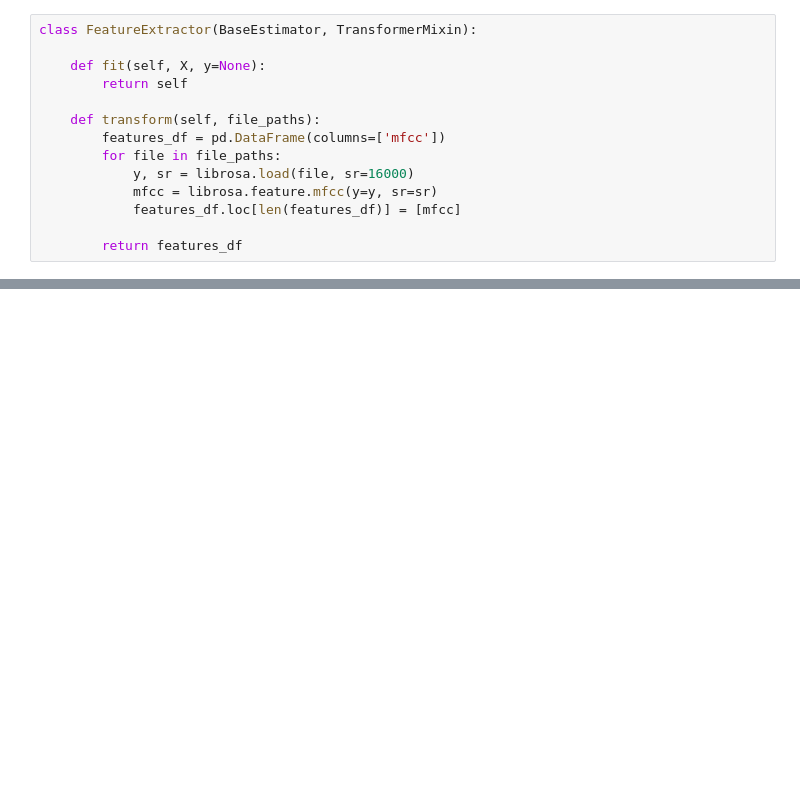
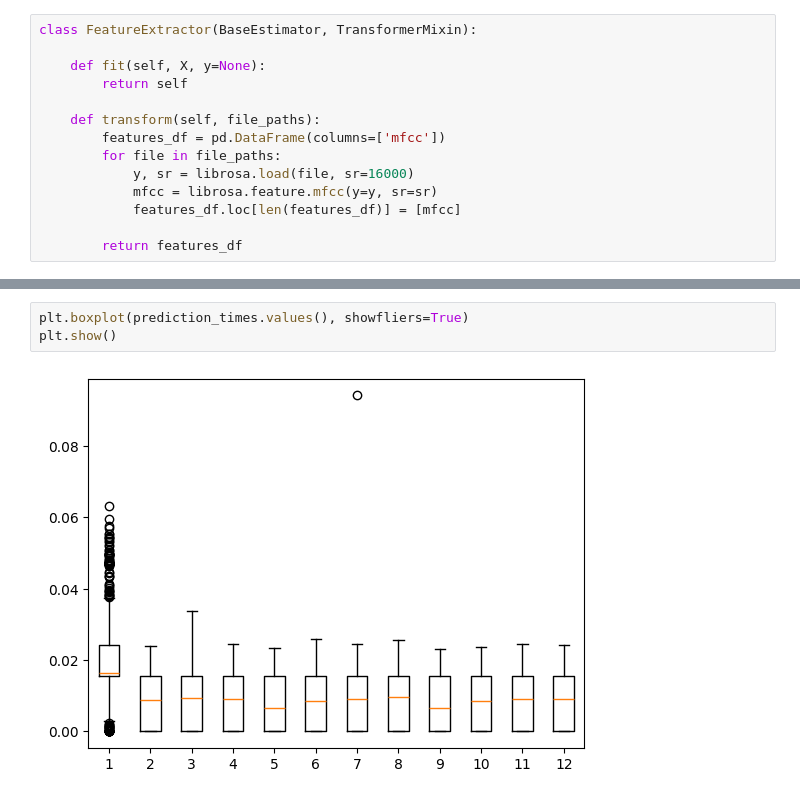
Before and after one commit to mary-paterson/LaryngealCancerClassificationBenchmark, a Jupyter notebook: Predict Audio/MFCCFullPipeline.ipynb, the cells around one changed output, grey strips where cells are left out. Cells and saved outputs as stored; diff of their text form; blank space fills up the shorter version.

```diff
--- a/Predict Audio/MFCCFullPipeline.ipynb
+++ b/Predict Audio/MFCCFullPipeline.ipynb
@@ -58,0 +185,5 @@ array(['Benign', 'Malignant'], dtype=object)
+# %%
+plt.boxplot(prediction_times.values(), showfliers=True)
+plt.show()
+# %% [output]
+[figure, added]
```
Also changed, not shown: parts of 20 cells of this notebook, 2 other files.
